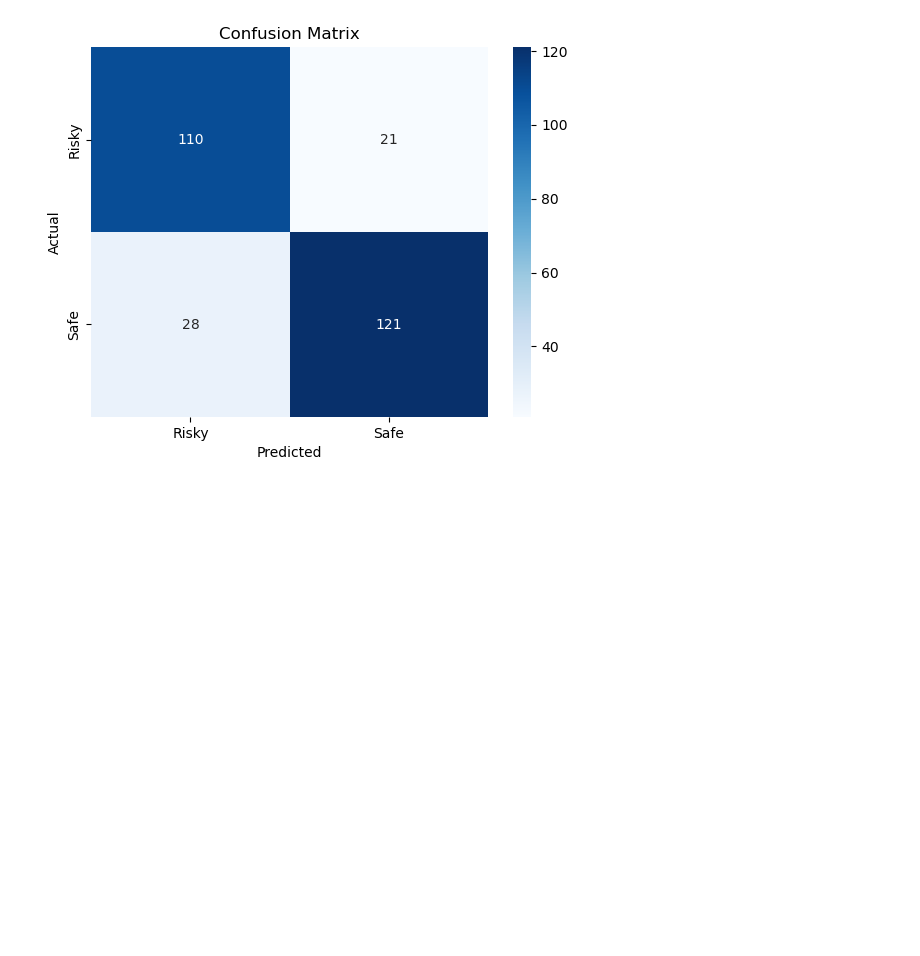
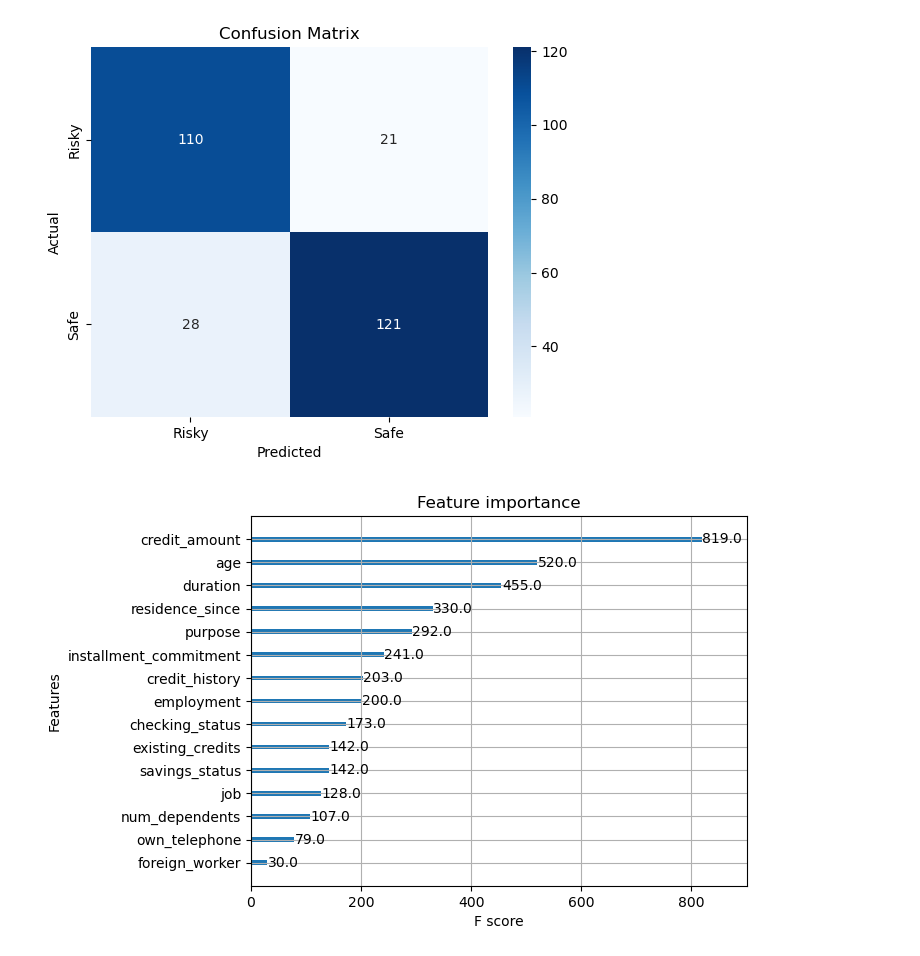
Before and after one commit to ISHA-2112/Classification, a Jupyter notebook: Classification Model.ipynb, the cells around one changed output. Saved outputs shown, nothing was run; the diff lists cells and outputs as text; code cells hidden in the pictures; blank space fills up the shorter version.

```diff
--- a/Classification Model.ipynb
+++ b/Classification Model.ipynb
@@ -180,3 +234,9 @@ ax.set_title('Confusion Matrix');
 ax.xaxis.set_ticklabels(['Risky', 'Safe']); ax.yaxis.set_ticklabels(['Risky', 'Safe']);
 # %% [output]
 [figure]
+# %%
+import matplotlib.pyplot as plt
+xgb.plot_importance(model)
+plt.show()
+# %% [output]
+[figure, added]
```
Also changed, not shown: parts of 7 cells of this notebook.
